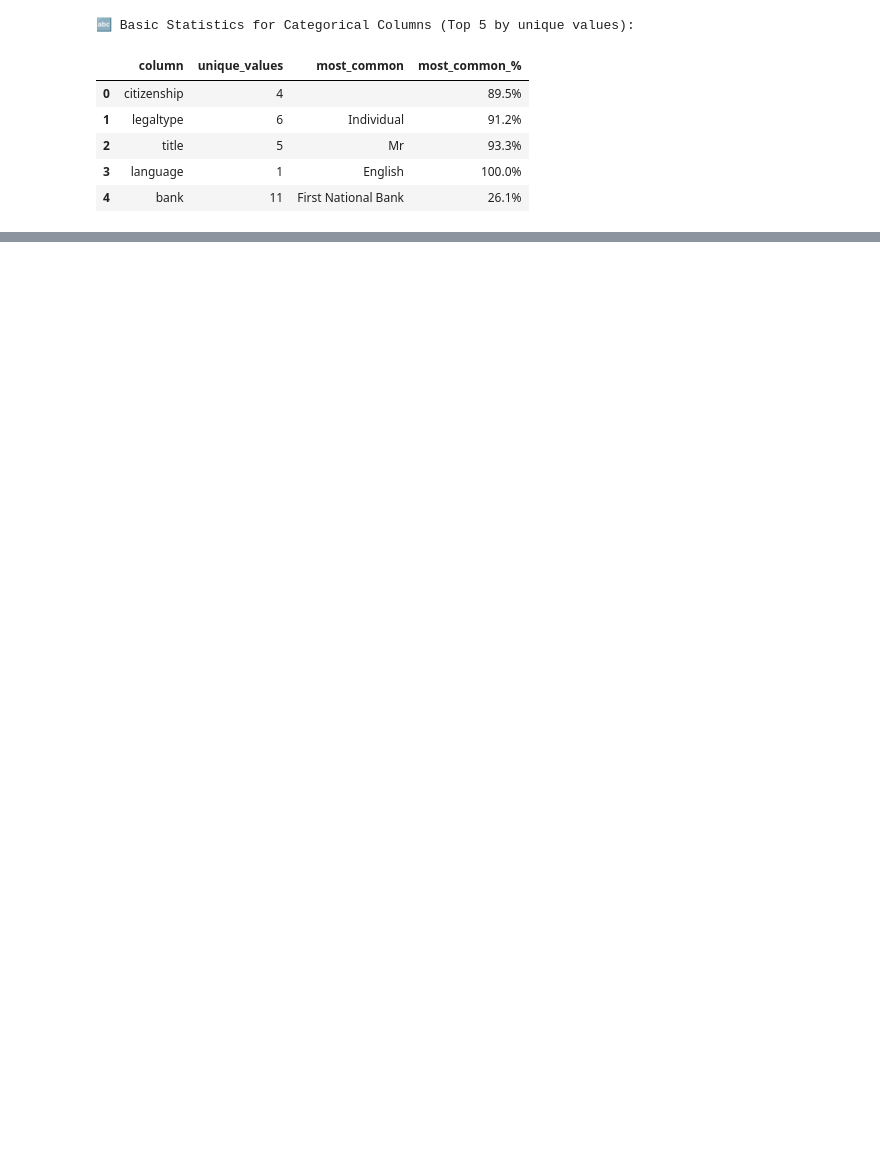
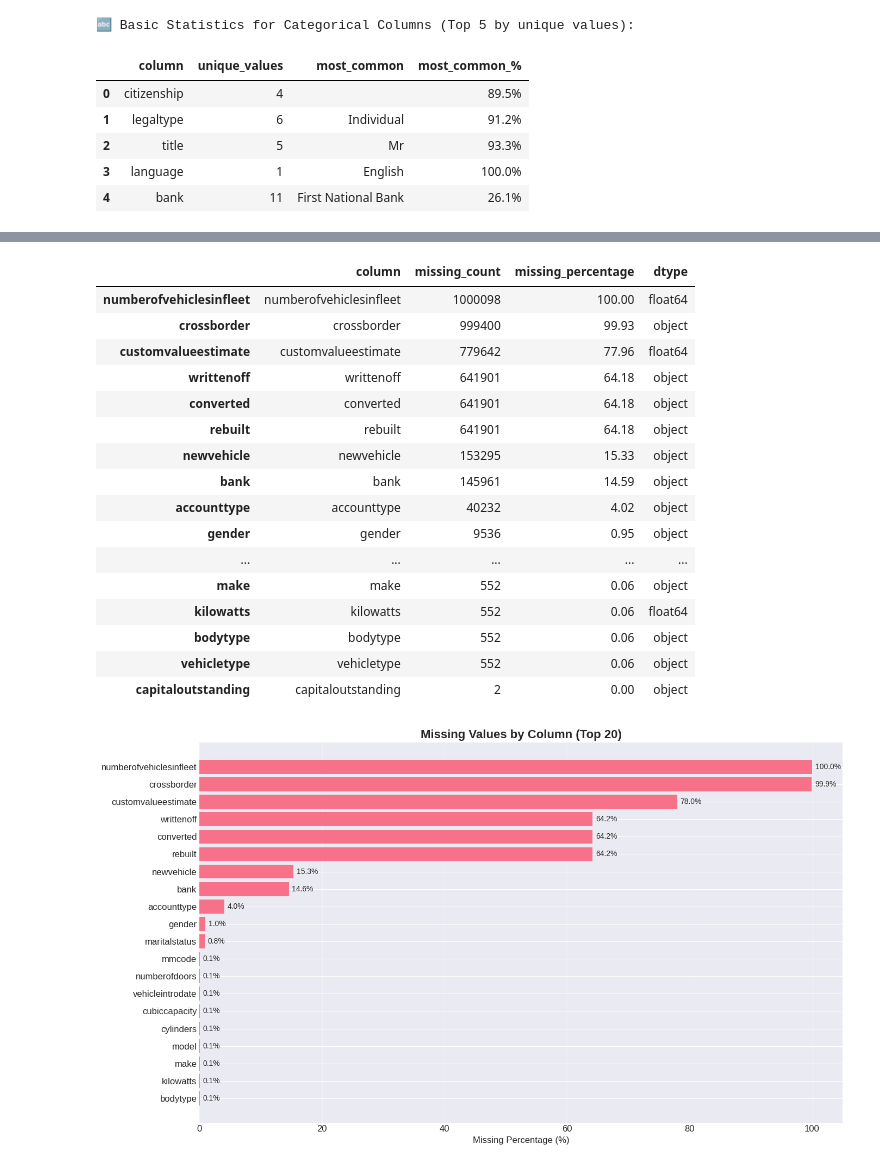
Before and after one commit to hann2004/kaim-week3-insurance-risk-analytics-acis, a Jupyter notebook: notebooks/01_eda_initial.ipynb, the cells around one changed output, grey strips where cells are left out. Saved outputs shown, nothing was run; the diff lists cells and outputs as text; code cells hidden in the pictures; blank space fills up the shorter version.

```diff
--- a/notebooks/01_eda_initial.ipynb
+++ b/notebooks/01_eda_initial.ipynb
@@ -224,0 +297,61 @@ totalclaims                            totalclaims         float64         10000
+# %%
+print("="*60)
+print("MISSING VALUES ANALYSIS")
+print("="*60)
+
+# Calculate missing values
+missing_data = pd.DataFrame({
+    'column': df.columns,
+    'missing_count': df.isnull().sum(),
+    'missing_percentage': (df.isnull().sum() / len(df)) * 100,
+    'dtype': df.dtypes.values
+}).sort_values('missing_percentage', ascending=False)
+
+print(f"\n📋 Overall missing values summary:")
+print(f"   Total columns: {len(missing_data)}")
+print(f"   Columns with missing values: {len(missing_data[missing_data['missing_count'] > 0])}")
+print(f"   Total missing values: {missing_data['missing_count'].sum():,}")
+print(f"   Overall data completeness: {(1 - missing_data['missing_count'].sum() / (len(df) * len(df.columns))) * 100:.1f}%")
+
+# Show columns with missing values
+missing_cols = missing_data[missing_data['missing_count'] > 0]
+print(f"\n Columns with missing values ({len(missing_cols)} columns):")
+display(missing_cols)
+
+# Visualize missing values
+if len(missing_cols) > 0:
+    plt.figure(figsize=(14, 8))
+
+    # Filter to show only columns with missing values
+    plot_data = missing_cols.head(20)  # Show top 20
+
+    # Create horizontal bar chart
+    bars = plt.barh(plot_data['column'], plot_data['missing_percentage'])
+    plt.xlabel('Missing Percentage (%)', fontsize=12)
+    plt.title('Missing Values by Column (Top 20)', fontsize=16, fontweight='bold')
+    plt.gca().invert_yaxis()  # Highest percentage at top
+
+    # Add value labels
+    for bar in bars:
+        width = bar.get_width()
+        plt.text(width + 0.5, bar.get_y() + bar.get_height()/2,
+                f'{width:.1f}%', ha='left', va='center', fontsize=10)
+
+    plt.grid(True, alpha=0.3, axis='x')
+    plt.tight_layout()
+
+    # Save the figure
+    plt.savefig('../reports/figures/missing_values_analysis.png', dpi=300, bbox_inches='tight')
+    plt.show()
+
+    print(f"\n Figure saved to: ../reports/figures/missing_values_analysis.png")
+
+    # Suggest action for high missing columns
+    high_missing = missing_cols[missing_cols['missing_percentage'] > 50]
+    if len(high_missing) > 0:
+        print(f"\n  Columns with >50% missing values (consider dropping or special handling):")
+        for _, row in high_missing.iterrows():
+            print(f"   • {row['column']}: {row['missing_percentage']:.1f}% missing")
+else:
+    print("\n No missing values found in any column!")
+# %% [output]
@@ -224,0 +369,18 @@ totalclaims                            totalclaims         float64         10000
+|  | column | missing_count | missing_percentage | dtype |
+| numberofvehiclesinfleet | numberofvehiclesinfleet | 1000098 | 100.00 | float64 |
+| crossborder | crossborder | 999400 | 99.93 | object |
+| customvalueestimate | customvalueestimate | 779642 | 77.96 | float64 |
+| writtenoff | writtenoff | 641901 | 64.18 | object |
+| converted | converted | 641901 | 64.18 | object |
+| rebuilt | rebuilt | 641901 | 64.18 | object |
+| newvehicle | newvehicle | 153295 | 15.33 | object |
+| bank | bank | 145961 | 14.59 | object |
+| accounttype | accounttype | 40232 | 4.02 | object |
+| gender | gender | 9536 | 0.95 | object |
+| ... | ... | ... | ... | ... |
+| make | make | 552 | 0.06 | object |
+| kilowatts | kilowatts | 552 | 0.06 | float64 |
+| bodytype | bodytype | 552 | 0.06 | object |
+| vehicletype | vehicletype | 552 | 0.06 | object |
+| capitaloutstanding | capitaloutstanding | 2 | 0.00 | object |
+[figure, added]
```
Also changed, not shown: parts of 5 cells of this notebook, 1 other file.
